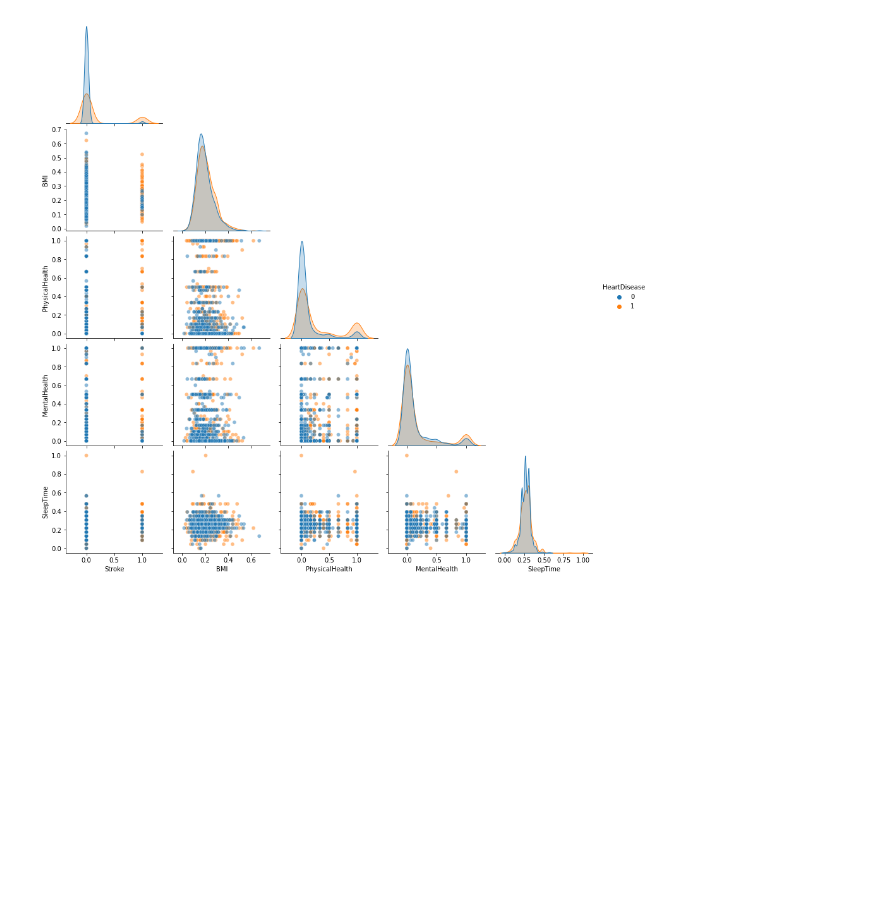
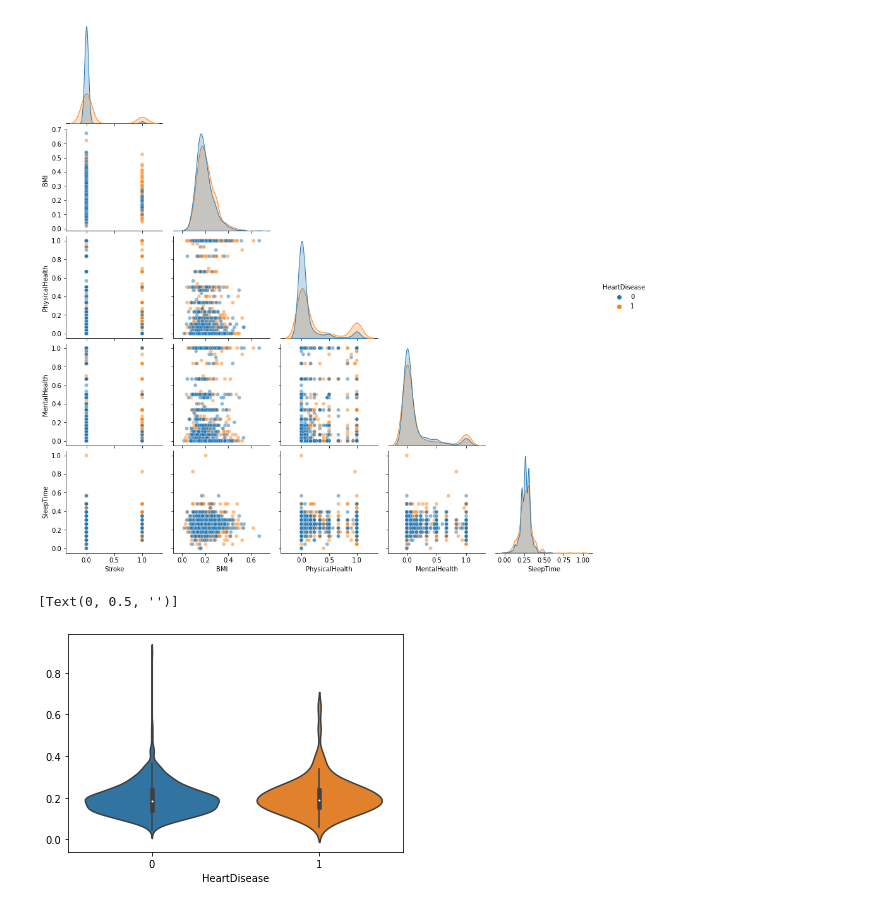
Before and after one commit to BenediktLueth/heartheroes, a Jupyter notebook: data_preprocessing.ipynb, the cells around one changed output. Drawn from its saved outputs; the diff is of its cells as text; code cells hidden in the pictures; blank space fills up the shorter version.

```diff
--- a/data_preprocessing.ipynb
+++ b/data_preprocessing.ipynb
@@ -569,3 +570,11 @@ sns.pairplot(subset_data, hue="HeartDisease", hue_order=hue_order, corner=True,
 <seaborn.axisgrid.PairGrid at 0x...>
 [figure]
 [figure]
+# %%
+subset_data = heart_viz_df.sample(n=1000, random_state=42)
+
+ax = sns.violinplot(data=subset_data, x="HeartDisease", y="BMI")
+ax.set(ylabel="")
+# %% [output]
+[Text(0, 0.5, '')]
+[figure, added]
```
Also changed, not shown: parts of 13 cells of this notebook.
